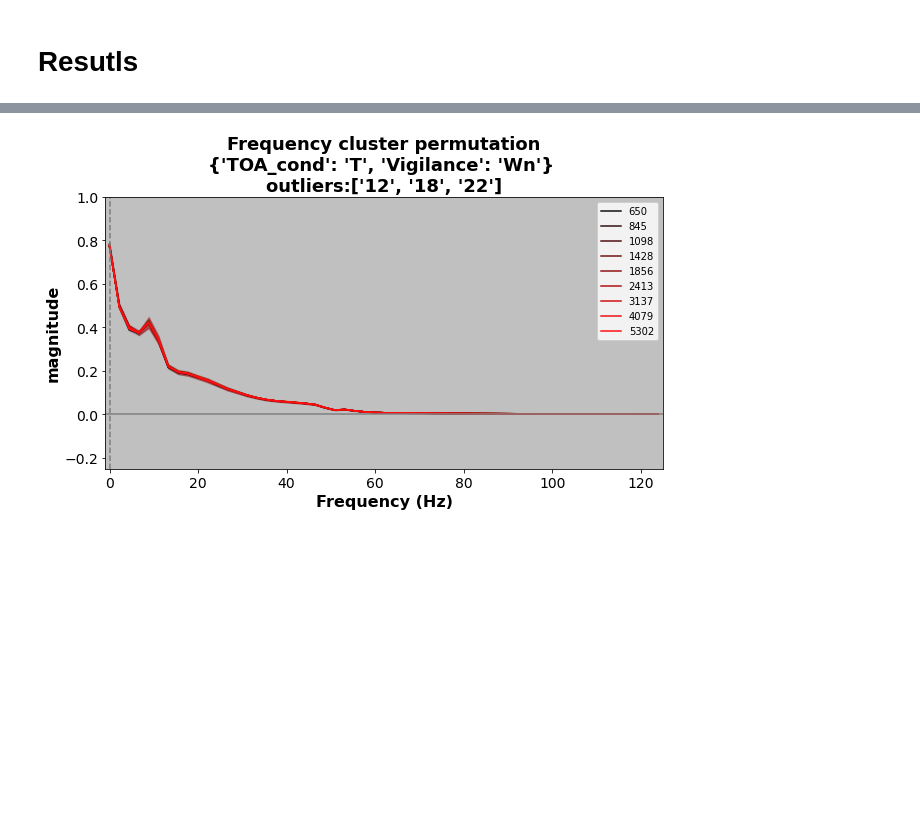
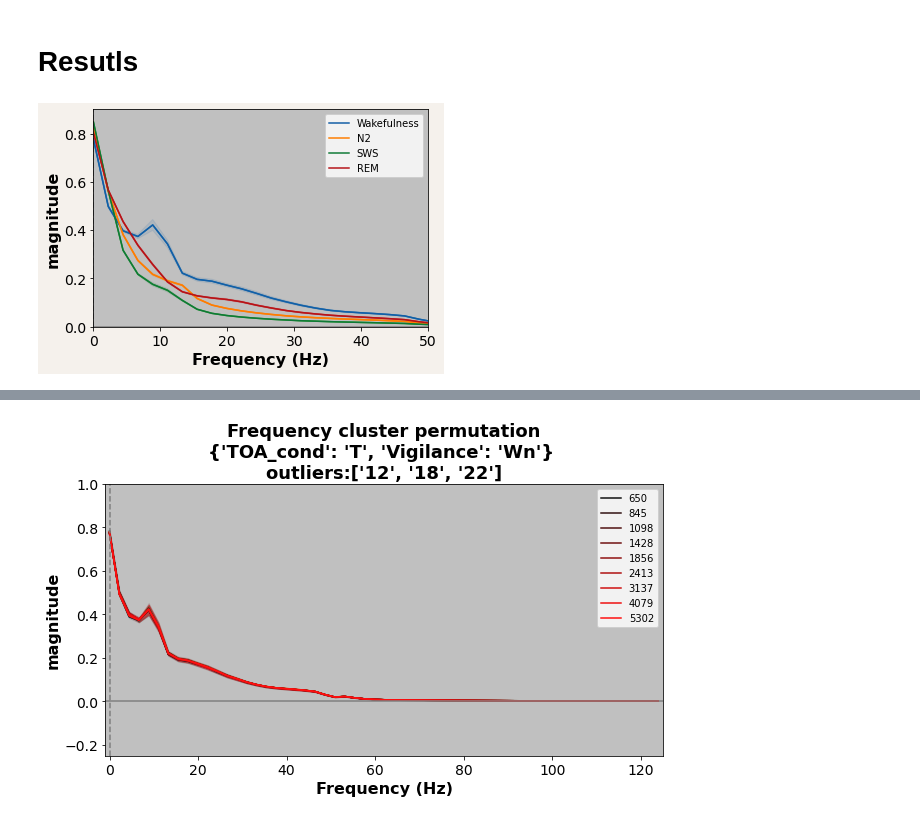
Before and after one commit to YakimS/PE_Omission-Anat, a Jupyter notebook: ClusterPermutation_freq.ipynb, the cells around one changed output, grey strips where cells are left out. Cells and saved outputs as stored; diff of their text form; code cells hidden in the pictures; blank space fills up the shorter version.

```diff
--- a/ClusterPermutation_freq.ipynb
+++ b/ClusterPermutation_freq.ipynb
@@ -223,3 +227,11 @@ contrasts_sep_colors = ['blue', 'orange', 'green', 'red']
+# %%
+filters= {}
+filters_string = f""
+ax = run_cluster_permutation(allEpochs_perCond_freq,ax_y,c['titles_perVg'])
+plt.savefig(f'{fig_output_dir}/freqCluster-allValidSubs_perVigi_5CentElect.png')
+plt.show()
+# %% [output]
+[figure, added]
 # %%
 for TOA_cond in ['T','Rand','Fixed']:
     filters= {'TOA_cond':TOA_cond}
```
Also changed, not shown: parts of 4 cells of this notebook, 3 other files.
